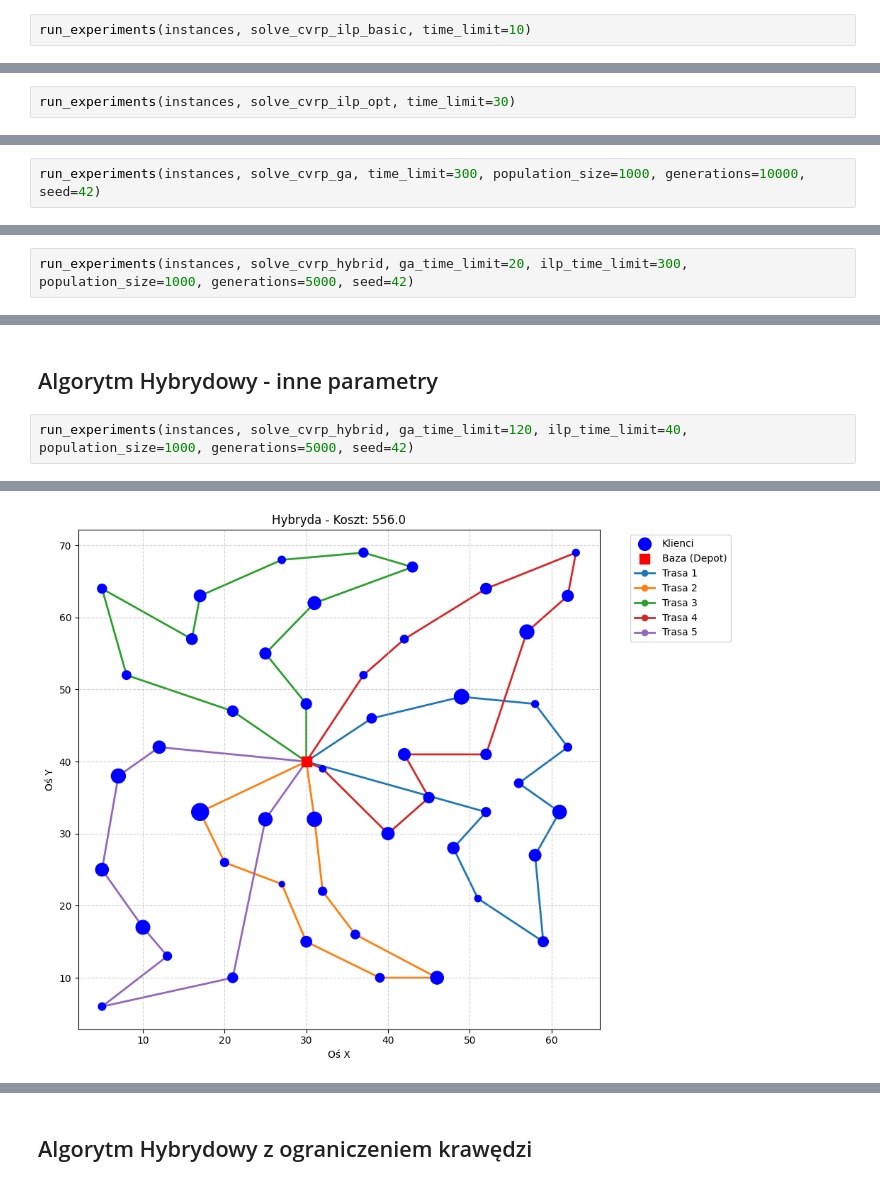
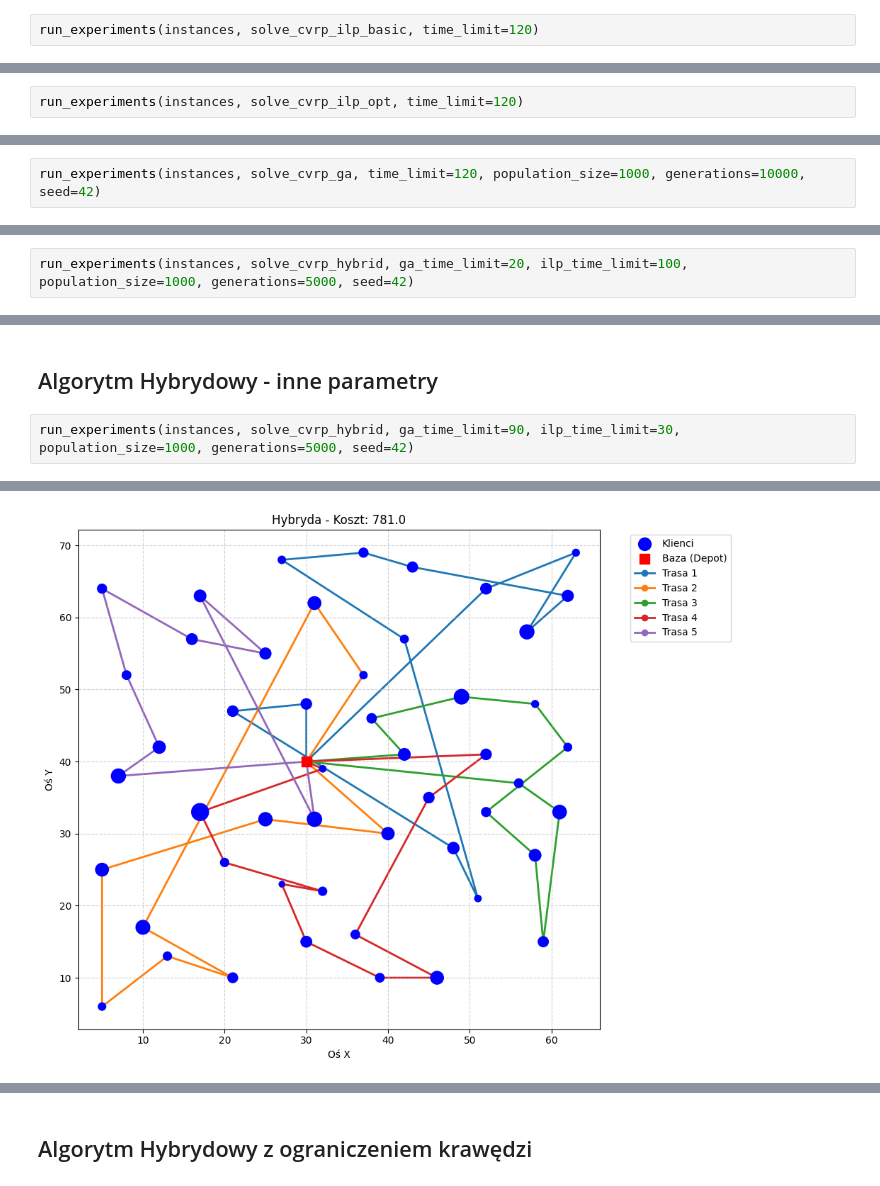
Before and after one commit to JakubRybak/Vehicle_Routing_Lp_Solver, a Jupyter notebook: projekt.ipynb, the cells around one changed output, grey strips where cells are left out. Saved outputs shown, nothing was run; the diff lists cells and outputs as text.

```diff
--- a/projekt.ipynb
+++ b/projekt.ipynb
@@ -55,7 +55,7 @@ instances = [
 # %% [markdown]
 ## Algorytm ILP Klasyczny
 # %%
-run_experiments(instances, solve_cvrp_ilp_basic, time_limit=10)
+run_experiments(instances, solve_cvrp_ilp_basic, time_limit=120)
 # %% [output]
 Wczytano 50 klientów, depot: 1, pojemność: 160, maks. ciężarówek: 5
 Uruchamianie solvera
@@ -62,7 +69,7 @@ Uruchamianie solvera
 # %% [markdown]
 ## Algorytm ILP z Optymalizacjami
 # %%
-run_experiments(instances, solve_cvrp_ilp_opt, time_limit=30)
+run_experiments(instances, solve_cvrp_ilp_opt, time_limit=120)
 # %% [output]
 Wczytano 50 klientów, depot: 1, pojemność: 160, maks. ciężarówek: 5
 Uruchamianie solvera
@@ -87,6 +94,6 @@ Zapisano statystyki eksperymentu do results\experiments.csv
 # %% [markdown]
 ## Algorytm Genetyczny
 # %%
-run_experiments(instances, solve_cvrp_ga, time_limit=300, population_size=1000, generations=10000, seed=42)
+run_experiments(instances, solve_cvrp_ga, time_limit=120, population_size=1000, generations=10000, seed=42)
 # %% [output]
 Wczytano 50 klientów, depot: 1, pojemność: 160, maks. ciężarówek: 5
@@ -115,7 +109,7 @@ Zapisano statystyki eksperymentu do results\experiments.csv
 # %% [markdown]
 ## Algorytm Hybrydowy
 # %%
-run_experiments(instances, solve_cvrp_hybrid, ga_time_limit=20, ilp_time_limit=300, population_size=1000, generations=5000, seed=42)
+run_experiments(instances, solve_cvrp_hybrid, ga_time_limit=20, ilp_time_limit=100, population_size=1000, generations=5000, seed=42)
 # %% [output]
 Krok 1: Inicjalizacja Algorytmem Genetycznym
 Wczytano 50 klientów, depot: 1, pojemność: 160, maks. ciężarówek: 5
@@ -137,7 +131,7 @@ Zapisano statystyki eksperymentu do results\experiments.csv
 # %% [markdown]
 ## Algorytm Hybrydowy - inne parametry
 # %%
-run_experiments(instances, solve_cvrp_hybrid, ga_time_limit=120, ilp_time_limit=40, population_size=1000, generations=5000, seed=42)
+run_experiments(instances, solve_cvrp_hybrid, ga_time_limit=90, ilp_time_limit=30, population_size=1000, generations=5000, seed=42)
 # %% [output]
 Krok 1: Inicjalizacja Algorytmem Genetycznym
 Wczytano 50 klientów, depot: 1, pojemność: 160, maks. ciężarówek: 5
@@ -156,2 +150,2 @@ Routes: [[1, 10, 50, 11, 40, 31, 35, 51, 22, 30, 3, 33, 1], [1, 13, 38, 16, 34,
 Zapisano statystyki eksperymentu do results\experiments.csv
-[figure, old version]
+[figure, new version]
```
Also changed, not shown: parts of 9 cells of this notebook, 2 other files.
